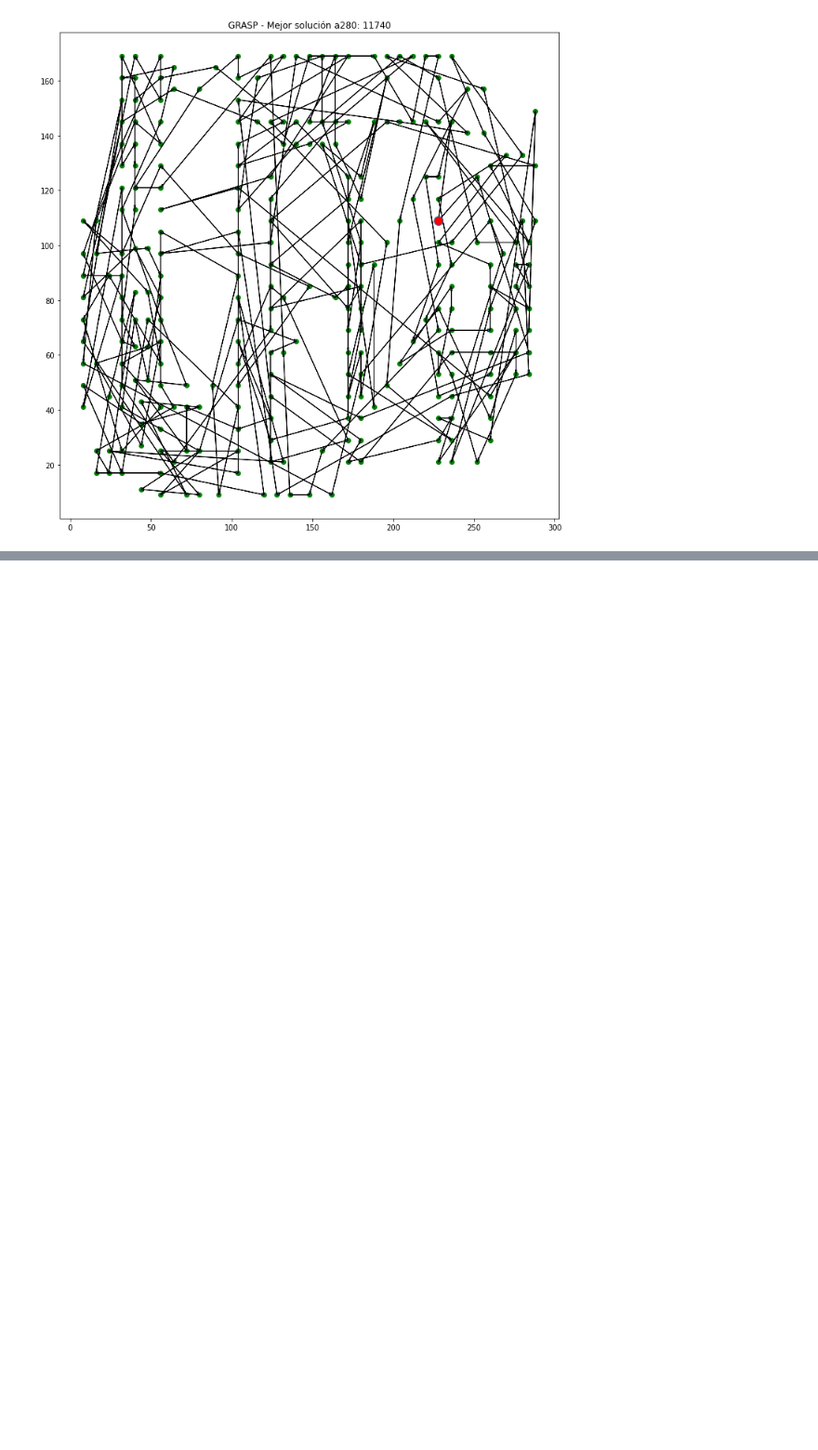
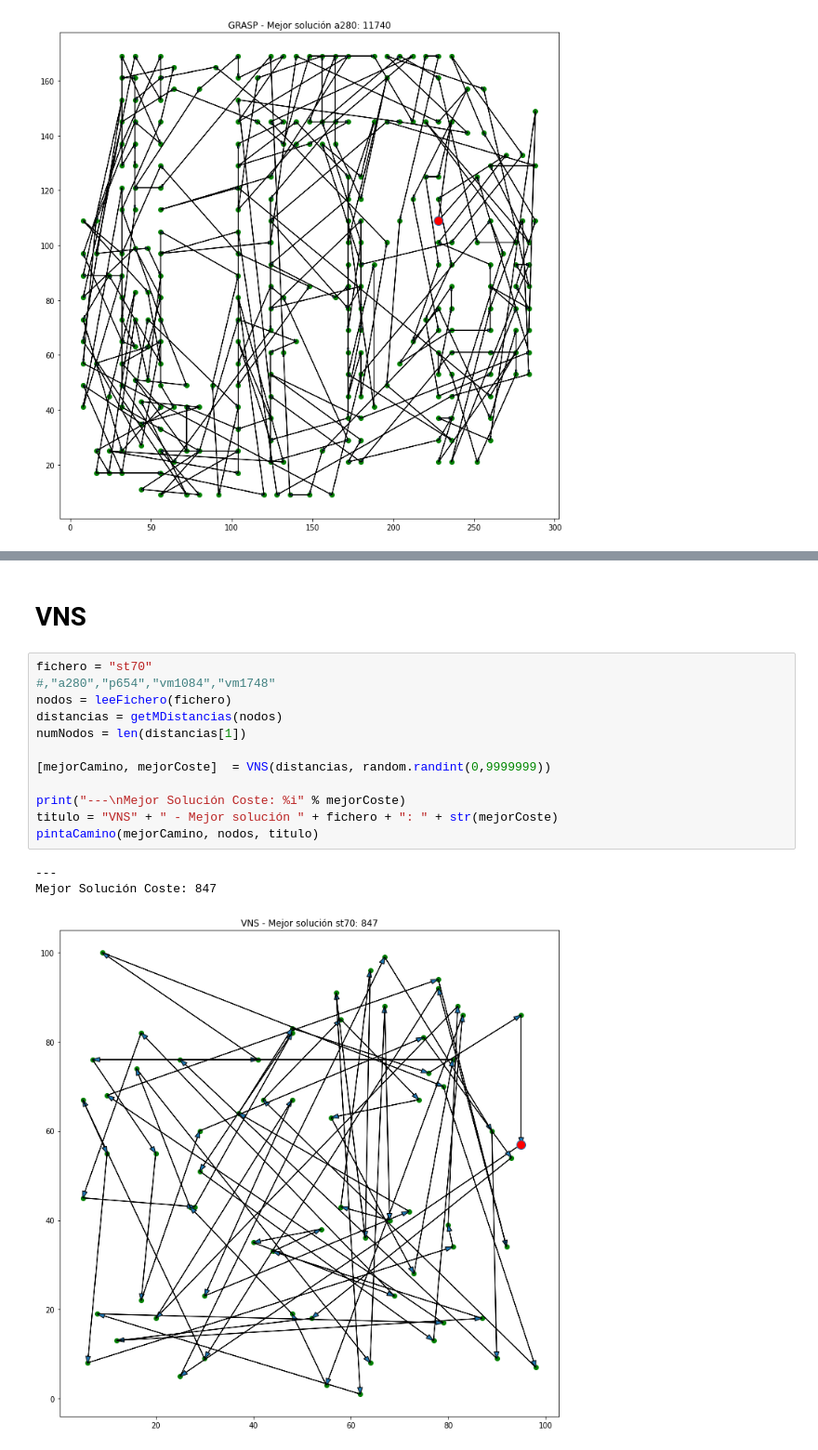
Before and after one commit to VictorNarov/AlgoritmosTrayectoriaTSP, a Jupyter notebook: 7 MultiArranque.ipynb, the cells around one changed output, grey strips where cells are left out. Shown at 93% size. Saved outputs shown, nothing was run; the diff lists cells and outputs as text; blank space fills up the shorter version.

```diff
--- a/7 MultiArranque.ipynb
+++ b/7 MultiArranque.ipynb
@@ -106,0 +160,18 @@ Mejor Solución Coste: 11740
+# %% [markdown]
+# VNS
+# %%
+fichero = "st70"
+#,"a280","p654","vm1084","vm1748"
+nodos = leeFichero(fichero)
+distancias = getMDistancias(nodos)
+numNodos = len(distancias[1])
+
+[mejorCamino, mejorCoste]  = VNS(distancias, random.randint(0,9999999))
+
+print("---\nMejor Solución Coste: %i" % mejorCoste)
+titulo = "VNS" + " - Mejor solución " + fichero + ": " + str(mejorCoste)
+pintaCamino(mejorCamino, nodos, titulo)
+# %% [output]
+---
+Mejor Solución Coste: 847
+[figure, added]
```
Also changed, not shown: parts of 6 cells of this notebook, 1 other file.
